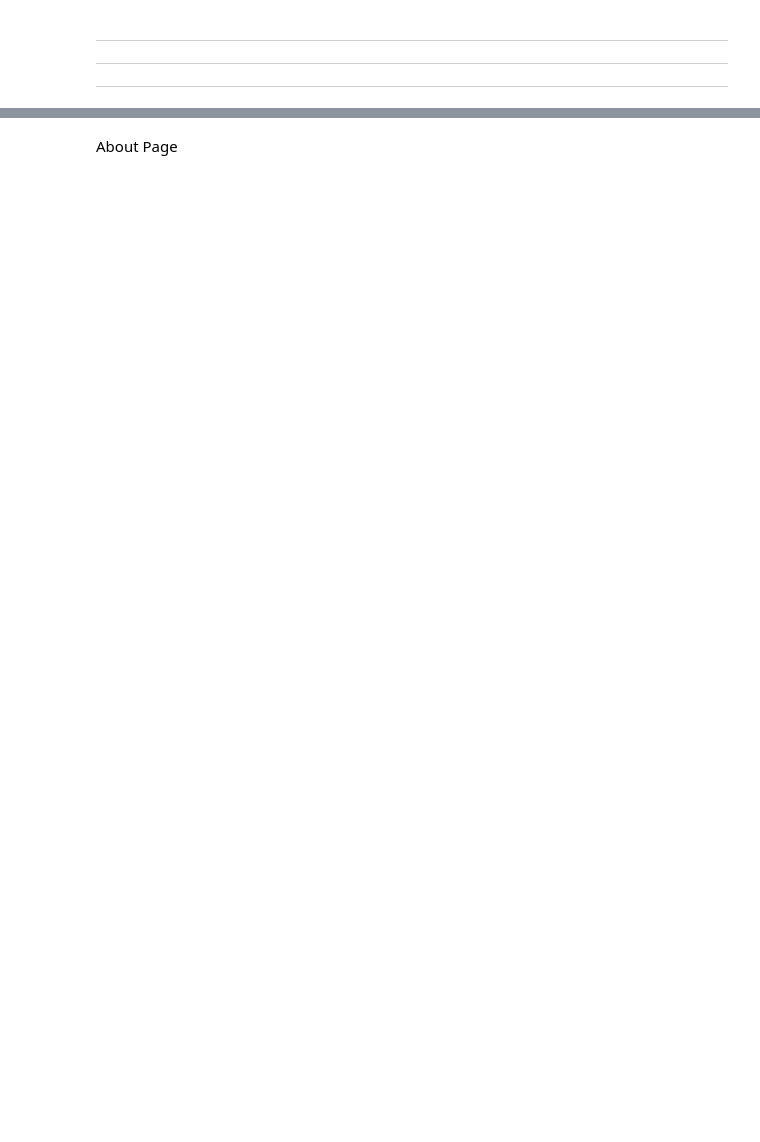
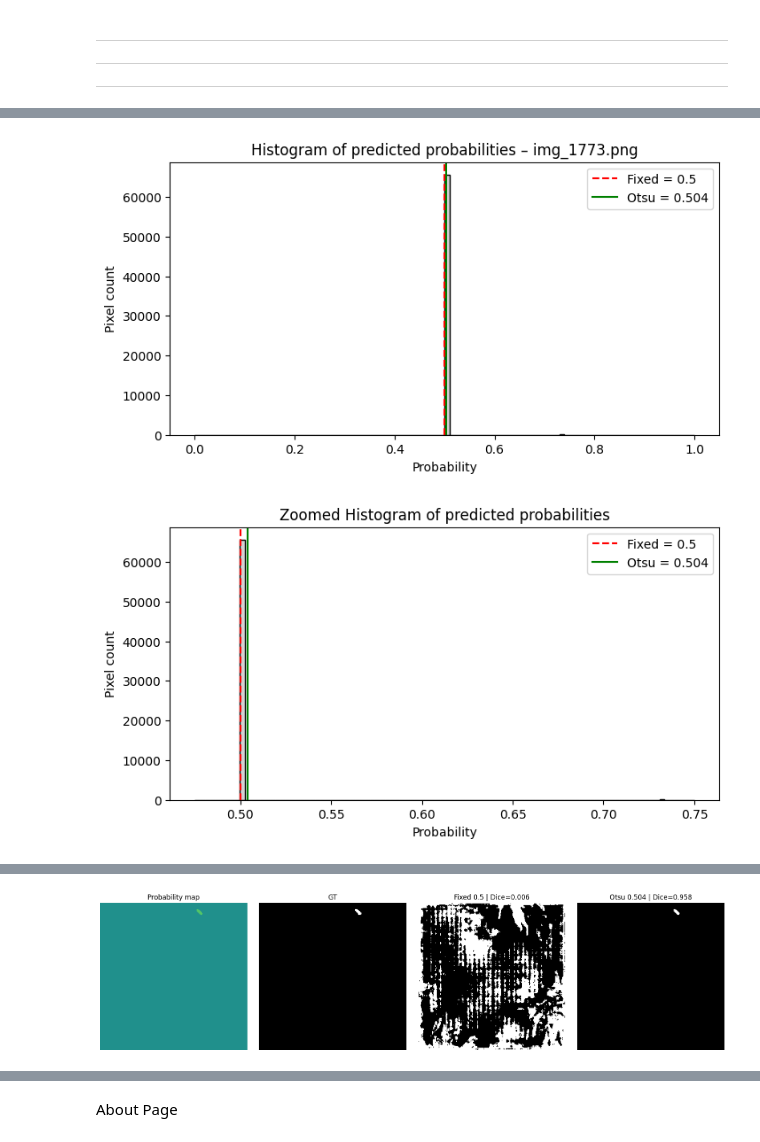
Before and after one commit to icke-wieder/CellSeg_Extension, a Jupyter notebook: Gradio_Cell_Segmentor.ipynb, the cells around one changed output, grey strips where cells are left out. Drawn from its saved outputs; the diff is of its cells as text; code cells hidden in the pictures; blank space fills up the shorter version.

```diff
--- a/Gradio_Cell_Segmentor.ipynb
+++ b/Gradio_Cell_Segmentor.ipynb
@@ -577,0 +742,78 @@ app_interface.launch(share=True)
+# %%
+import os, cv2, numpy as np, torch, matplotlib.pyplot as plt
+%matplotlib inline
+
+
+filename = 'img_1773.png'
+img_path = str(img_dir / filename)
+gt_path  = str(gt_dir / filename)
+
+img = cv2.imread(img_path, cv2.IMREAD_COLOR)
+H, W = img.shape[:2]
+
+gt = None
+if os.path.exists(gt_path):
+    gt = cv2.imread(gt_path, cv2.IMREAD_GRAYSCALE)
+    if gt is not None:
+        gt = (gt > 0).astype(np.uint8)
+
+model.eval()
+with torch.no_grad():
+    x = to_tensor(img)
+    prob_map = predict_prob_map(model, x, (H, W))
+
+mask_fix, thr_fix = binarize(prob_map, mode='fixed')
+mask_ots, thr_ots = binarize(prob_map, mode='otsu')
+
+dice_fix = dice_ots = None
+if gt is not None:
+    t_fix = torch.from_numpy(mask_fix[None, None]).float().to(device)
+    t_ots = torch.from_numpy(mask_ots[None, None]).float().to(device)
+    t_gt  = torch.from_numpy(gt[None, None]).float().to(device)
+    dice_fix = float(dice_coefficient(t_fix, t_gt).cpu())
+    dice_ots = float(dice_coefficient(t_ots, t_gt).cpu())
+
+plt.figure(figsize=(8,4))
+plt.hist(prob_map.flatten(), bins=100, range=(0,1), color='lightgray', edgecolor='black')
+plt.axvline(0.5, color='red', linestyle='--', label='Fixed = 0.5')
+plt.axvline(thr_ots, color='green', linestyle='-', label=f'Otsu = {thr_ots:.3f}')
+plt.title(f'Histogram of predicted probabilities – {filename}')
+plt.xlabel('Probability'); plt.ylabel('Pixel count'); plt.legend(); plt.show()
+
+plt.figure(figsize=(8,4))
+plt.hist(prob_map.flatten(), bins=100, range=(0.475,0.75), color='lightgray', edgecolor='black')
+plt.axvline(0.5, color='red', linestyle='--', label='Fixed = 0.5')
+plt.axvline(thr_ots, color='green', linestyle='-', label=f'Otsu = {thr_ots:.3f}')
+plt.title('Zoomed Histogram of predicted probabilities')
+plt.xlabel('Probability')
+plt.ylabel('Pixel count')
+plt.legend()
+plt.show()
+
+fg_fix = int((prob_map > 0.5).sum())
+fg_ots = int((prob_map > thr_ots).sum())
+print(f'Fixed threshold: 0.500 | FG pixels: {fg_fix}')
+print(f'Otsu  threshold: {thr_ots:.3f} | FG pixels: {fg_ots}')
+if dice_fix is not None:
+    print(f'Dice (fixed): {dice_fix:.4f}')
+    print(f'Dice (Otsu):  {dice_ots:.4f}')
+
+if gt is not None:
+    ncols = 4
+    fig, axes = plt.subplots(1, ncols, figsize=(16,4))
+    axes[0].imshow(prob_map, vmin=0, vmax=1); axes[0].set_title('Probability map');                           axes[0].axis('off')
+    axes[1].imshow(gt, cmap='gray');          axes[1].set_title('GT');                                        axes[1].axis('off')
+    axes[2].imshow(mask_fix, cmap='gray');    axes[2].set_title(f'Fixed 0.5 | Dice={dice_fix:.3f}');          axes[2].axis('off')
+    axes[3].imshow(mask_ots, cmap='gray');    axes[3].set_title(f'Otsu {thr_ots:.3f} | Dice={dice_ots:.3f}'); axes[3].axis('off')
+else:
+    ncols = 3
+    fig, axes = plt.subplots(1, ncols, figsize=(12,4))
+    axes[0].imshow(prob_map, vmin=0, vmax=1); axes[0].set_title('Probability map');                           axes[0].axis('off')
+    axes[1].imshow(mask_fix, cmap='gray');    axes[1].set_title('Fixed 0.5');                                 axes[1].axis('off')
+    axes[2].imshow(mask_ots, cmap='gray');    axes[2].set_title(f'Otsu {thr_ots:.3f}');                       axes[2].axis('off')
+
+plt.tight_layout()
+plt.show()
+# %% [output]
+[figure, added]
+[figure, added]
@@ -577,0 +824 @@ app_interface.launch(share=True)
+[figure, added]
```
Also changed, not shown: parts of 12 cells of this notebook, 5 other files.
